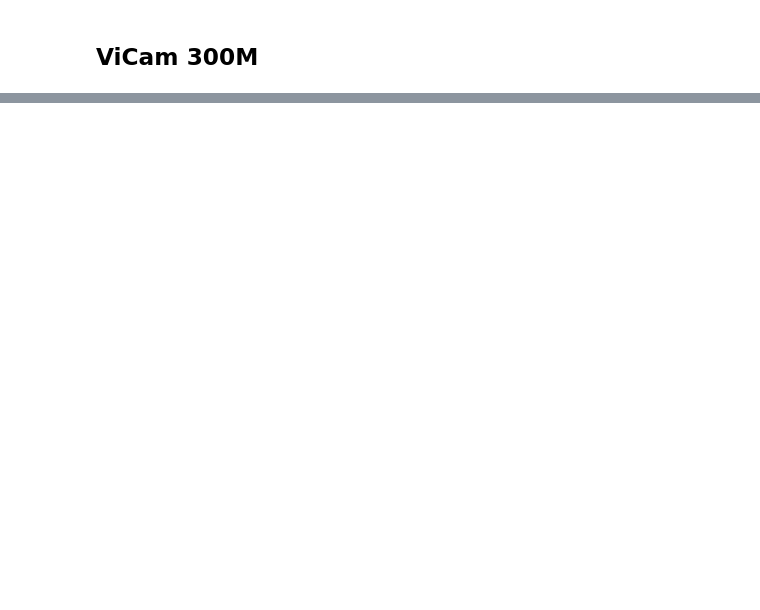
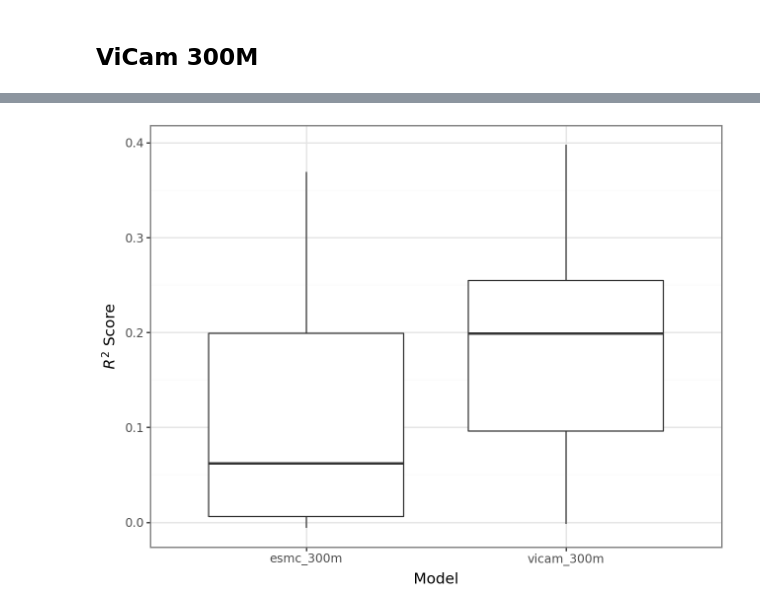
Before and after one commit to ziul-bio/DMS-SiteEffect-PLM, a Jupyter notebook: notebooks/ViCAM.ipynb, the cells around one changed output, grey strips where cells are left out. Saved outputs shown, nothing was run; the diff lists cells and outputs as text; code cells hidden in the pictures; blank space fills up the shorter version.

```diff
--- a/notebooks/ViCAM.ipynb
+++ b/notebooks/ViCAM.ipynb
@@ -376,0 +496,11 @@ Results:  r2_train: 0.17, r2_test: 0.14, Num coefs: 37.80
+# %%
+base_dir = '../experiments/esmc_300m/lassoCV'
+res_esmc = pd.DataFrame()
+for file in os.listdir(base_dir):
+    df_path = os.path.join(base_dir, file)
+    df = pd.read_csv(df_path, index_col=0)
+    df['Model'] = 'esmc_300m'
+    df['dataset'] = file.split('.csv')[0]
+    res_esmc = pd.concat([res_esmc, df], ignore_index=True)
+
+res_esmc
@@ -376,0 +521,11 @@ Results:  r2_train: 0.17, r2_test: 0.14, Num coefs: 37.80
+# %%
+base_dir = '../experiments/vicam/lassoCV/CRVDBv29_maxLen2046_20aa_Full_lr1e6'
+res_vicam = pd.DataFrame()
+for file in os.listdir(base_dir):
+    df_path = os.path.join(base_dir, file)
+    df = pd.read_csv(df_path, index_col=0)
+    df['Model'] = 'vicam_300m'
+    df['dataset'] = file.split('.csv')[0]
+    res_vicam = pd.concat([res_vicam, df], ignore_index=True)
+
+res_vicam
@@ -376,0 +546,3 @@ Results:  r2_train: 0.17, r2_test: 0.14, Num coefs: 37.80
+# %%
+full_res = pd.concat([res_esmc, res_vicam], ignore_index=True)
+full_res
@@ -376,0 +563,15 @@ Results:  r2_train: 0.17, r2_test: 0.14, Num coefs: 37.80
+# %%
+plot = (
+    pln.ggplot(full_res, pln.aes(x='Model', y='R2_score_test'))
+    + pln.geom_boxplot()
+    + pln.theme_bw()
+     + pln.labs(
+        x='Model',
+        y='$R^2$ Score'
+        )
+)
+
+plot.save('../experiments/lassoCV_results_boxplot.png', dpi=300)
+plot
+# %% [output]
+[figure, added]
```
Also changed, not shown: parts of 39 cells of this notebook, 3 other files.
